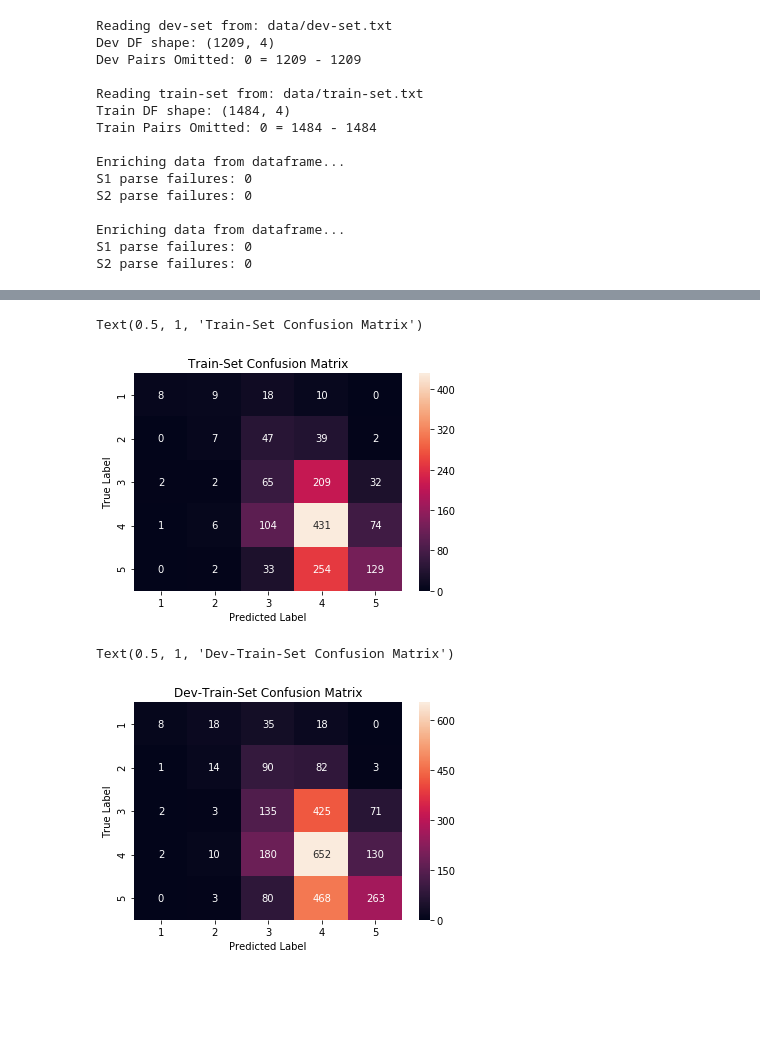
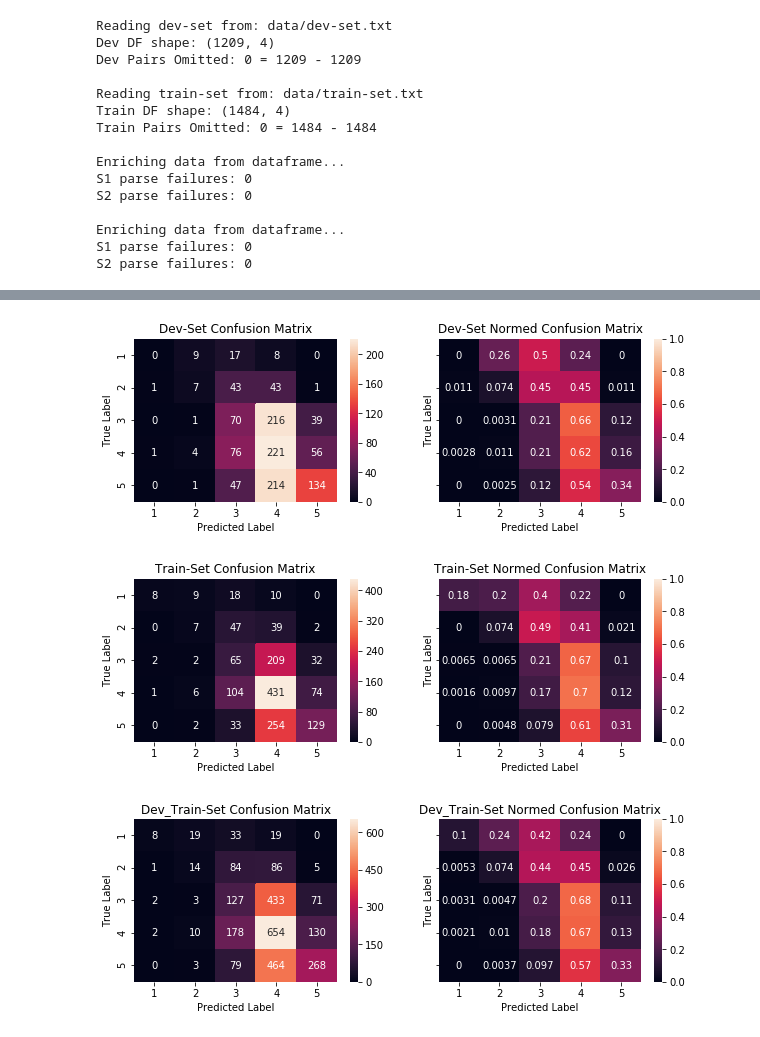
Before and after one commit to BigBossAnwer/STS-Pipeline, a Jupyter notebook: notebooks/depTFIDFModel.ipynb, the cells around one changed output, grey strips where cells are left out. Drawn from its saved outputs; the diff is of its cells as text; code cells hidden in the pictures; blank space fills up the shorter version.

```diff
--- a/notebooks/depTFIDFModel.ipynb
+++ b/notebooks/depTFIDFModel.ipynb
@@ -183,22 +183,20 @@ def depFit_Predict(docs):
             scaled = (prediction * 4) + 1
             predictions.append(scaled)
 
-    predictions = np.round(predictions)
 
-    return predictions.tolist()
+    return predictions
 # %%
 dfs = read_data(["dev", "train"])
 dev_docs = preprocess_raw(dfs["dev"])
 train_docs = preprocess_raw(dfs["train"])
+dev_train_docs = dev_docs + train_docs
 dev = dfs["dev"]
 train = dfs["train"]
+dev_train = dev.append(train)
 
 dev_predics = depFit_Predict(dev_docs)
 train_predics = depFit_Predict(train_docs)
-
-dev["depPredics"] = dev_predics
-train["depPredics"] = train_predics
-dev_train = dev.append(train)
+dev_train_predics = depFit_Predict(dev_train_docs)
 # %% [output]
 Reading dev-set from: data/dev-set.txt
 Dev DF shape: (1209, 4)
@@ -215,6 +213,10 @@ S2 parse failures: 0
 Enriching data from dataframe...
 S1 parse failures: 0
 S2 parse failures: 0
+# %%
+dev["depPredics"] = np.round(dev_predics)
+train["depPredics"] = np.round(train_predics)
+dev_train["depPredics"] = np.round(dev_train_predics)
 # %%
 for df, name in zip([dev, train], ["dev", "train"]):
     log_frame(df, name=name, tag="depTFIDF_predics")
@@ -274,20 +267,21 @@ Text(0.5, 1, 'Dev-Set Confusion Matrix')
-# %%
-conf_mat = confusion_matrix(list(train["gold"]), list(train["depPredics"]))
-df_conf = pd.DataFrame(conf_mat, index=labels, columns=labels)
-sns.heatmap(df_conf,annot=True, fmt="d")
-plt.ylabel('True Label')
-plt.xlabel('Predicted Label')
-plt.title('Train-Set Confusion Matrix')
-# %% [output]
-Text(0.5, 1, 'Train-Set Confusion Matrix')
-[figure, removed]
-# %%
-conf_mat = confusion_matrix(list(dev_train["gold"]), list(dev_train["depPredics"]))
-df_conf = pd.DataFrame(conf_mat, index=labels, columns=labels)
-sns.heatmap(df_conf,annot=True, fmt="d")
-plt.ylabel('True Label')
-plt.xlabel('Predicted Label')
-plt.title('Dev-Train-Set Confusion Matrix')
-# %% [output]
-Text(0.5, 1, 'Dev-Train-Set Confusion Matrix')
-[figure, removed]
+# %%
+for df, name in zip([dev, train, dev_train], ["Dev-Set", "Train-Set", "Dev_Train-Set"]):
+    cm = confusion_matrix(list(df["gold"]), list(df["depPredics"]))
+    df_cm = pd.DataFrame(cm, index=labels, columns=labels)
+
+    f,(ax1,ax2) = plt.subplots(1,2,sharey=True, figsize=(10,3))
+    g1 = sns.heatmap(df_cm,annot=True, fmt='d', ax=ax1)
+    g1.set_ylabel('True Label')
+    g1.set_xlabel('Predicted Label')
+    g1.set_title(f'{name} Confusion Matrix')
+
+    cm_norm = cm.astype('float') / cm.sum(axis=1)[:, np.newaxis]
+    df_cm_norm = pd.DataFrame(cm_norm, index=labels, columns=labels)
+    g2 = sns.heatmap(df_cm_norm,annot=True, vmin=0, vmax=1, ax=ax2)
+    g2.set_ylabel('True Label')
+    g2.set_xlabel('Predicted Label')
+    g2.set_title(f'{name} Normed Confusion Matrix')
+# %% [output]
+[figure, added]
+[figure, added]
+[figure, added]
```
Also changed, not shown: parts of 3 cells of this notebook, 3 other files.
